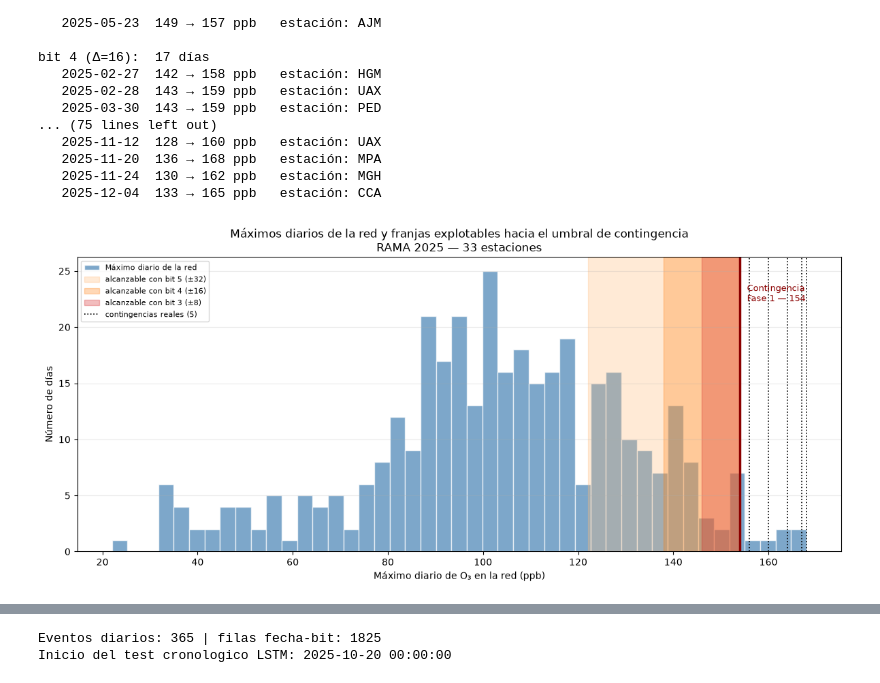
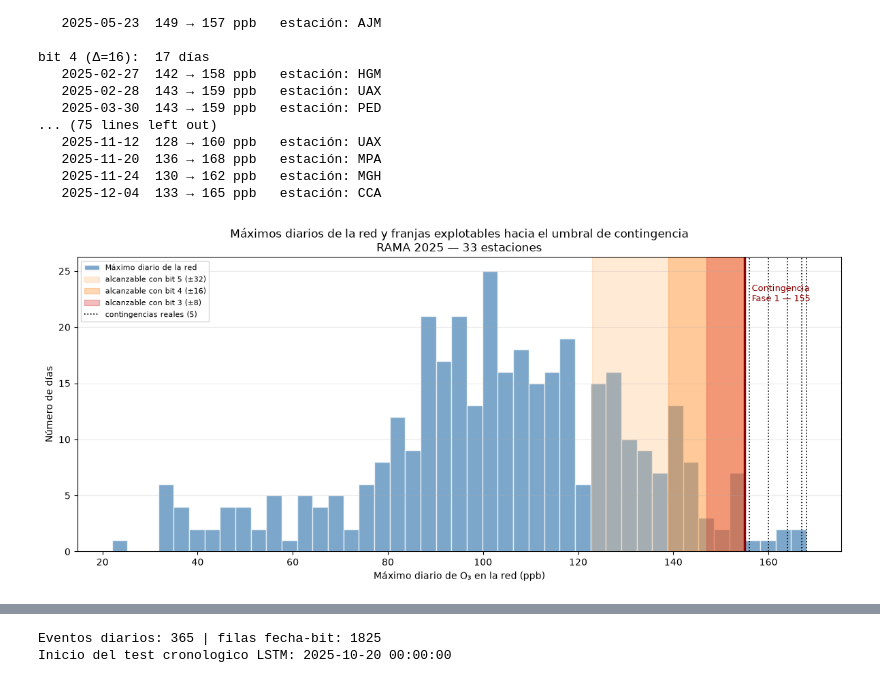
Before and after one commit to JoseLili/lorawan11-rama-detection, a Jupyter notebook: notebooks/08_proximidad_umbrales.ipynb, the cells around one changed output, grey strips where cells are left out. Drawn from its saved outputs; the diff is of its cells as text; code cells hidden in the pictures.

```diff
--- a/notebooks/08_proximidad_umbrales.ipynb
+++ b/notebooks/08_proximidad_umbrales.ipynb
@@ -224,5 +224,5 @@ plt.show()
 # %%
-TAU_CONT = 154
+TAU_CONT = 155
 
 CONTINGENCIAS_O3 = ['2025-02-26', '2025-03-18', '2025-04-01',
                     '2025-04-23', '2025-04-25']
@@ -244,7 +244,7 @@ for d in cont:
     fila = dia.max(axis=1).idxmax()
     est = dia.loc[fila].idxmax()
 
-    marca = '✓' if val > TAU_CONT else '✗ NO supera 154'
+    marca = '✓' if val >= TAU_CONT else '✗ NO alcanza 155'
     print(f"{d}  máx red = {val:>5.0f} ppb   estación: {est:<4} "
           f"hora: {fila.hour:>2}h   {marca}")
 # %% [output]
@@ -267,11 +267,11 @@ for bit in [3, 4, 5, 6]:
     d = 2 ** bit
     encendido = ((m >> bit) & 1) == 1
 
-    # Falsa: no hubo contingencia, el flip suma y cruza 154
-    falsa = (~es_cont) & (m <= TAU_CONT) & (m > TAU_CONT - d) & (~encendido)
+    # Falsa: no hubo contingencia, el flip suma y alcanza 155
+    falsa = (~es_cont) & (m < TAU_CONT) & (m >= TAU_CONT - d) & (~encendido)
 
-    # Anulada: hubo contingencia, el flip resta y baja de 154
-    anulada = es_cont & (m > TAU_CONT) & (m - d <= TAU_CONT) & encendido
+    # Anulada: hubo contingencia, el flip resta y baja de 155
+    anulada = es_cont & (m >= TAU_CONT) & (m - d < TAU_CONT) & encendido
 
     print(f"{bit:>4} {d:>4}  {falsa.sum():>10} días "
           f"({falsa.sum()/len(m)*100:5.2f}%)  "
@@ -298,7 +298,7 @@ print("FALSAS CONTINGENCIAS POR BIT\n")
 for bit in [3, 4, 5]:
     d = 2 ** bit
     apagado = ((m >> bit) & 1) == 0
-    falsa = (~es_cont) & (m <= TAU_CONT) & (m > TAU_CONT - d) & apagado
+    falsa = (~es_cont) & (m < TAU_CONT) & (m >= TAU_CONT - d) & apagado
 
     print(f"bit {bit} (Δ={d}):  {falsa.sum()} días")
     for dia in dias[falsa]:
@@ -328,34 +328,34 @@ bit 4 (Δ=16):  17 días
 fig, ax = plt.subplots(figsize=(12, 5.5))
 
 # Distribución de máximos diarios de la RED
 ax.hist(m, bins=45, color='steelblue', alpha=0.7, edgecolor='white',
         label='Máximo diario de la red')
 
-# Franjas alcanzables por cada bit hacia 154
+# Franjas alcanzables por cada bit hacia 155
 colores = {3: '#d62728', 4: '#ff7f0e', 5: '#ffbb78'}
 for bit in [5, 4, 3]:                      # de mayor a menor para superponer
     d = 2 ** bit
     ax.axvspan(TAU_CONT - d, TAU_CONT, alpha=0.30, color=colores[bit],
                label=f'alcanzable con bit {bit} (±{d})')
 
 ax.axvline(TAU_CONT, c='darkred', lw=2.5)
 ax.text(TAU_CONT + 1.5, ax.get_ylim()[1]*0.85,
-        'Contingencia\nFase 1 — 154', fontsize=9, c='darkred')
+        'Contingencia\nFase 1 — 155', fontsize=9, c='darkred')
 
 # Contingencias reales
 for dia in dias[es_cont]:
     ax.axvline(max_diario[dia], c='black', lw=1.2, ls=':')
 ax.plot([], [], c='black', lw=1.2, ls=':', label='contingencias reales (5)')
 
 ax.set_xlabel('Máximo diario de O₃ en la red (ppb)')
 ax.set_ylabel('Número de días')
 ax.set_title('Máximos diarios de la red y franjas explotables hacia el umbral de contingencia\nRAMA 2025 — 33 estaciones')
 ax.legend(fontsize=8)
 ax.grid(alpha=0.25, axis='y')
 
 plt.tight_layout()
 plt.savefig('../docs/img/franjas_contingencia.png', dpi=150)
 plt.show()
 # %% [output]
-[figure, old version]
+[figure, new version]
 # %% [markdown]
```
Also changed, not shown: parts of 11 cells of this notebook, 13 other files.
